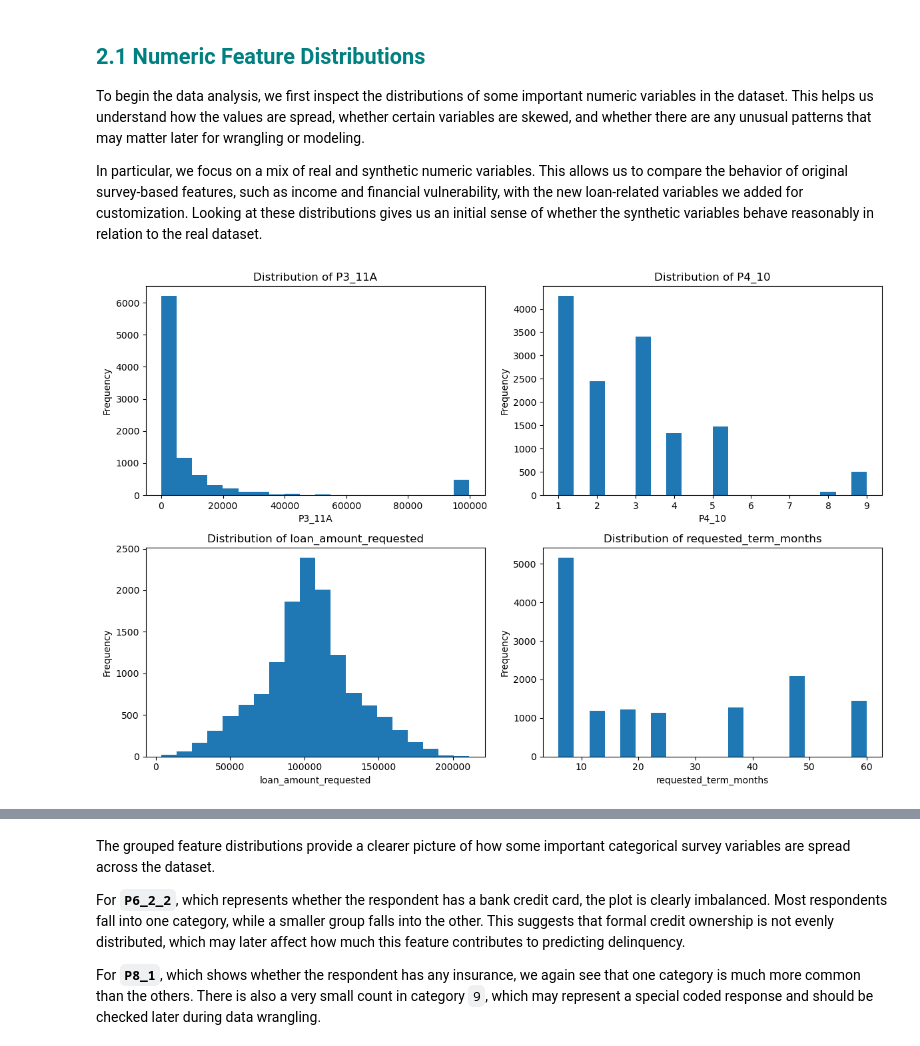
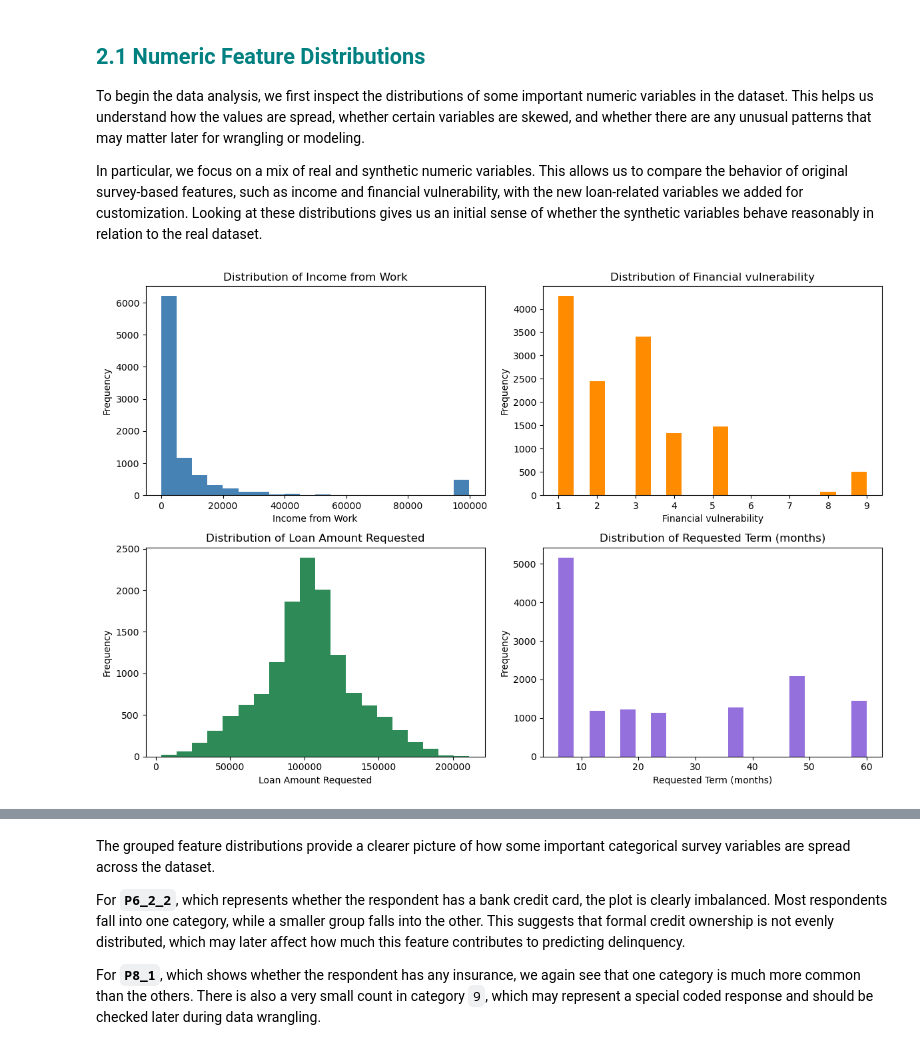
Before and after one commit to hussainu5/ML-QuAM, a Jupyter notebook: DataPreparation.ipynb, the cells around one changed output, grey strips where cells are left out. Saved outputs shown, nothing was run; the diff lists cells and outputs as text; code cells hidden in the pictures.

```diff
--- a/DataPreparation.ipynb
+++ b/DataPreparation.ipynb
@@ -440,36 +440,49 @@ In particular, we focus on a mix of real and synthetic numeric variables. This a
 # %%
 import matplotlib.pyplot as plt
 
+# Mapping variable names to readable labels through dictionary
+feature_labels = {
+    "P3_11A": "Income from Work",
+    "P4_10": "Financial vulnerability",
+    "loan_amount_requested": "Loan Amount Requested",
+    "requested_term_months": "Requested Term (months)"
+}
+
 # Choosing important numeric features to inspect first
 numeric_columns = [
-    "P3_11A",                # income
-    "P4_10",                 # financial vulnerability
-    "loan_amount_requested", # synthetic loan amount
-    "requested_term_months"  # synthetic requested term
+    "P3_11A",
+    "P4_10",
+    "loan_amount_requested",
+    "requested_term_months"
 ]
+
+# Choosing different colors for each histogram
+plot_colors = ["steelblue", "darkorange", "seagreen", "mediumpurple"]
 
 # Keeping columns existing in the dataframe
 numeric_columns = [col for col in numeric_columns if col in df_relevant.columns]
 
 # Creating figure and axes
 fig, axes = plt.subplots(2, 2, figsize=(12, 8))
 axes = axes.flatten()
 
 # Histograms for selected numeric columns
 for i, col in enumerate(numeric_columns):
-    axes[i].hist(df_relevant[col].dropna(), bins=20)
-    axes[i].set_title(f"Distribution of {col}")
-    axes[i].set_xlabel(col)
+    label = feature_labels.get(col, col)
+
+    axes[i].hist(df_relevant[col].dropna(), bins=20, color=plot_colors[i])
+    axes[i].set_title(f"Distribution of {label}")
+    axes[i].set_xlabel(label)
     axes[i].set_ylabel("Frequency")
 
-# If fewer than 4 plots are used, removing the unused axes
+# Removing unused axes if needed
 for j in range(len(numeric_columns), len(axes)):
     fig.delaxes(axes[j])
 
 # Adjusting layout so plots do not overlap
 plt.tight_layout()
 
 plt.show()
 # %% [output]
-[figure, old version]
+[figure, new version]
 # %% [markdown]
```
Also changed, not shown: parts of 13 cells of this notebook.
